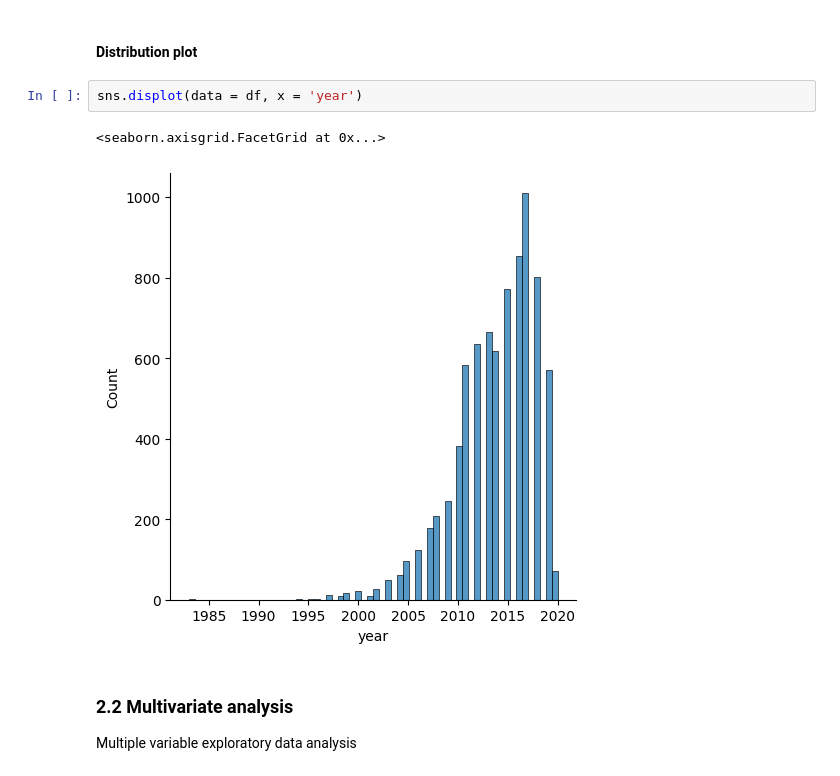
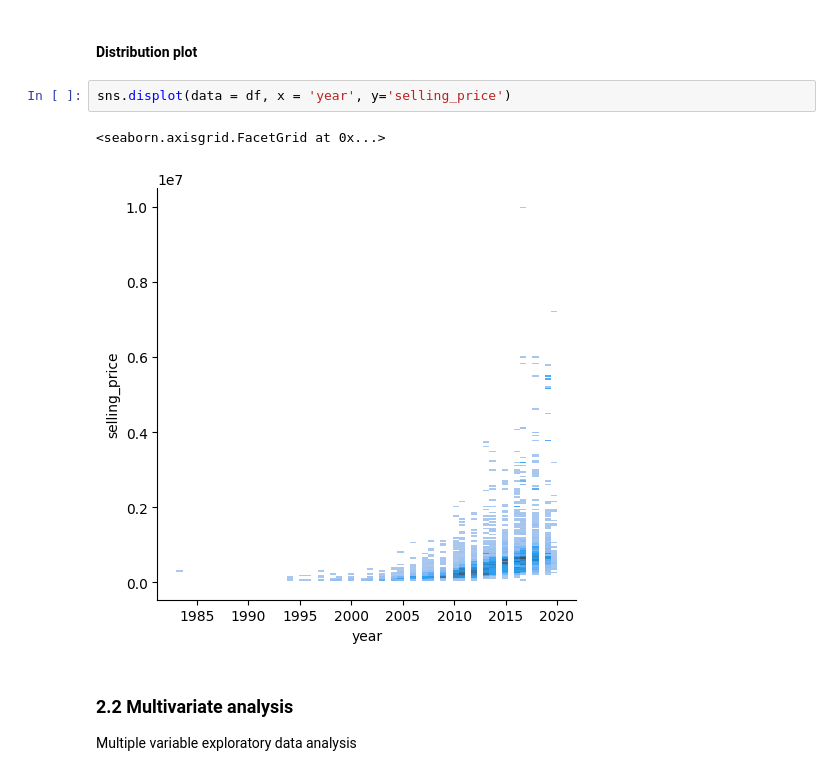
Before and after one commit to rachelT2/ML_assignment1, a Jupyter notebook: 01 - Car_prediction.ipynb, the cells around one changed output. Cells and saved outputs as stored; diff of their text form.

```diff
--- a/01 - Car_prediction.ipynb
+++ b/01 - Car_prediction.ipynb
@@ -217,10 +228,10 @@ sns.countplot(data = df, x='seats')
 # %% [markdown]
 #### Distribution plot
 # %%
-sns.displot(data = df, x = 'year')
+sns.displot(data = df, x = 'year', y='selling_price')
 # %% [output]
 <seaborn.axisgrid.FacetGrid at 0x...>
-[figure, old version]
+[figure, new version]
 # %% [markdown]
 ### 2.2 Multivariate analysis
 
```
Also changed, not shown: parts of 14 cells of this notebook, 3 other files.
